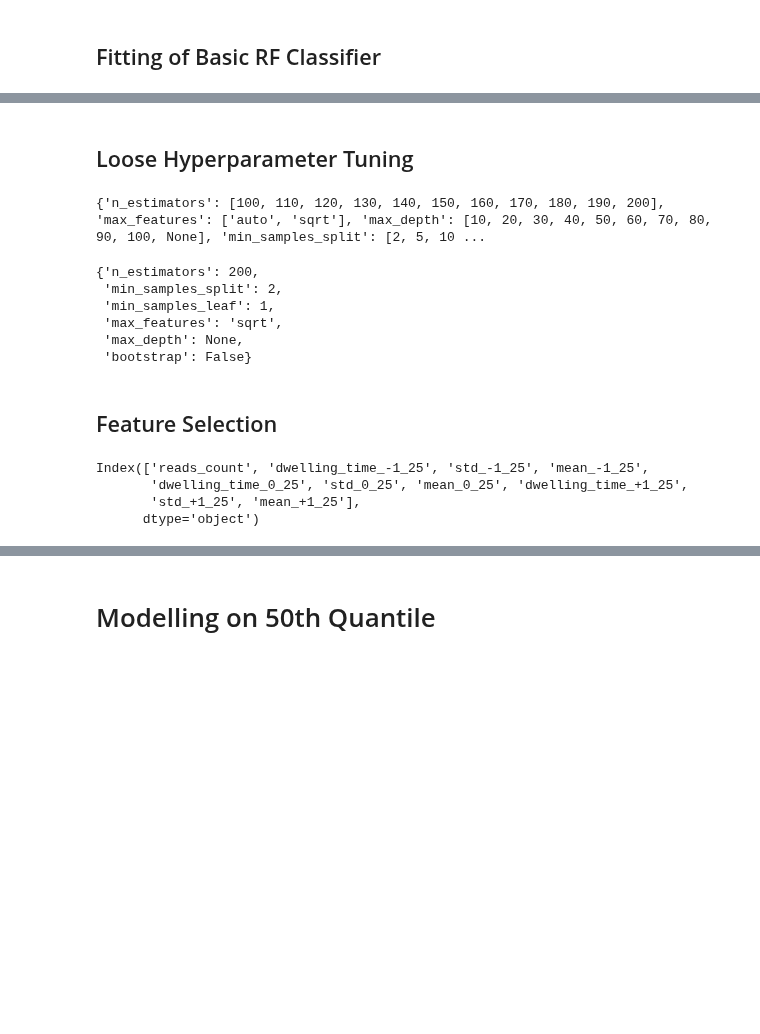
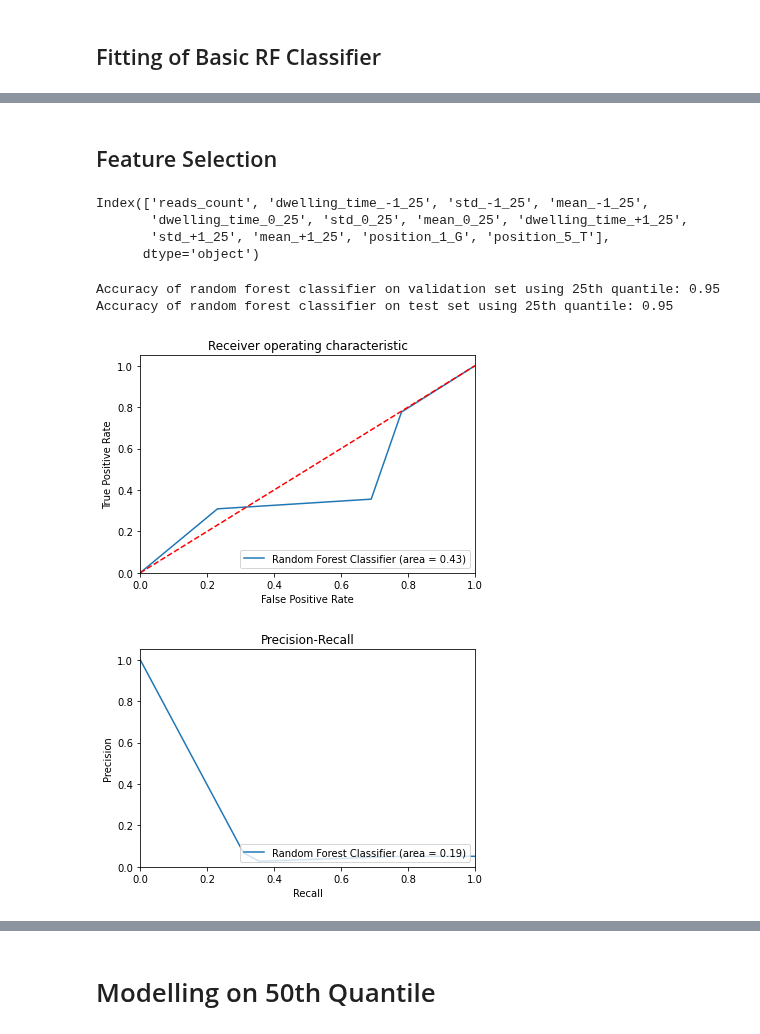
Before and after one commit to claudia-07/DSA4262-ACMXZ, a Jupyter notebook: modelling/rf_claudia.ipynb, the cells around one changed output, grey strips where cells are left out. Saved outputs shown, nothing was run; the diff lists cells and outputs as text; code cells hidden in the pictures; blank space fills up the shorter version.

```diff
--- a/modelling/rf_claudia.ipynb
+++ b/modelling/rf_claudia.ipynb
@@ -166,58 +188,19 @@ Accuracy of random forest classifier on test set using 25th quantile: 0.94
-# %% [markdown]
-## Loose Hyperparameter Tuning
-# %%
-## defining param_grid
-
-# Number of trees in random forest
-n_estimators = [int(x) for x in np.linspace(100, 200, num = 11)]
-
-# Number of features to consider at every split
-max_features = ['auto', 'sqrt']
-
-# Maximum number of levels in tree
-max_depth = [int(x) for x in np.linspace(10, 100, num = 10)]
-max_depth.append(None)
-
-# Minimum number of samples required to split a node
-min_samples_split = [2, 5, 10]
-
-# Minimum number of samples required at each leaf node
-min_samples_leaf = [1, 2, 4]
-
-# Method of selecting samples for training each tree
-bootstrap = [True, False]
-
-random_grid_25 = {'n_estimators': n_estimators,
-               'max_features': max_features,
-               'max_depth': max_depth,
-               'min_samples_split': min_samples_split,
-               'min_samples_leaf': min_samples_leaf,
-               'bootstrap': bootstrap}
-
-print(random_grid_25)
-# %% [output]
-{'n_estimators': [100, 110, 120, 130, 140, 150, 160, 170, 180, 190, 200], 'max_features': ['auto', 'sqrt'], 'max_depth': [10, 20, 30, 40, 50, 60, 70, 80, 90, 100, None], 'min_samples_split': [2, 5, 10 ...
-# %%
-best_param_25 = params_tuning(random_grid_25, X_train_25, y_train)
-best_param_25
-# %% [output]
-{'n_estimators': 200,
- 'min_samples_split': 2,
- 'min_samples_leaf': 1,
- 'max_features': 'sqrt',
- 'max_depth': None,
- 'bootstrap': False}
 # %% [markdown]
 ## Feature Selection
 # %%
-rf_fs_25 = RandomForestClassifier(random_state = 1, n_estimators = 200, min_samples_split = 2,
-                                min_samples_leaf = 1, max_features = 'sqrt', max_depth = None, bootstrap = False)
+rf_fs_25 = RandomForestClassifier(random_state = 1)
 rf_fs_25.fit(X_train_25, y_train)
 
 best_var_25 = var_selection(X_train_25, y_train, rf_fs_25)
 print(best_var_25)
+
+random_forest(X_train_25[list(best_var_25)], y_train, X_val_25[list(best_var_25)], y_val, X_test_25[list(best_var_25)], y_test, "25th quantile")
 # %% [output]
 Index(['reads_count', 'dwelling_time_-1_25', 'std_-1_25', 'mean_-1_25',
        'dwelling_time_0_25', 'std_0_25', 'mean_0_25', 'dwelling_time_+1_25',
-       'std_+1_25', 'mean_+1_25'],
+       'std_+1_25', 'mean_+1_25', 'position_1_G', 'position_5_T'],
       dtype='object')
+Accuracy of random forest classifier on validation set using 25th quantile: 0.95
+Accuracy of random forest classifier on test set using 25th quantile: 0.95
+[figure, added]
+[figure, added]
```
Also changed, not shown: parts of 31 cells of this notebook.
